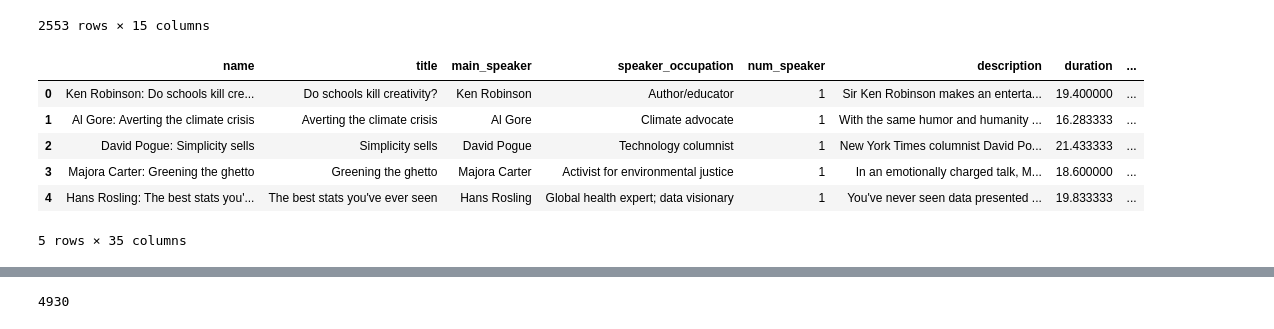
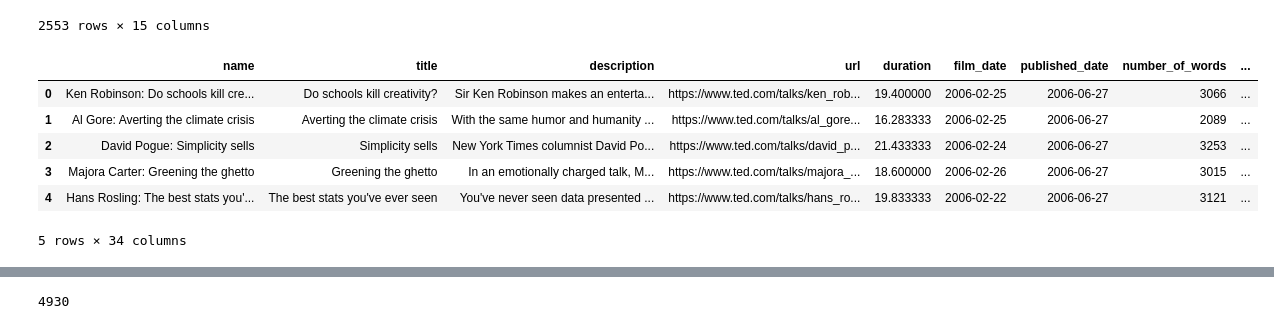
Before and after one commit to tedtalksviz/tedtalksviz.github.io, a Jupyter notebook: Exploratory data analysis.ipynb, the cells around one changed output, grey strips where cells are left out. Cells and saved outputs as stored; diff of their text form; code cells hidden in the pictures.

```diff
--- a/Exploratory data analysis.ipynb
+++ b/Exploratory data analysis.ipynb
@@ -369,3 +327,30 @@ df['related_talks'] = df['related_talks'].apply(lambda x: literal_eval(x))
+# %%
+df['event_type'] = 'external'
+
+maskSatellite =  [bool(re.search("^TED", event)) for event in df['event']] ##should still start with TED
+df.loc[maskSatellite, 'event_type'] = 'satellite'
+
+
+maskTedx =  [bool(re.search("^TEDx", event)) for event in df['event']] ##should still start with TED
+df.loc[maskTedx, 'event_type'] = 'tedx'
+
+mask =  [bool(re.search("^TEDGlobal", event)) for event in df['event']]
+df.loc[mask, 'event_type'] = 'global'
+
+mask =  [bool(re.search("^TEDMED", event)) for event in df['event']]
+df.loc[mask, 'event_type'] = 'med'
+
+mask =  [bool(re.search("^TEDSalon", event)) for event in df['event']]
+df.loc[mask, 'event_type'] = 'salon'
+
+mask =  [bool(re.search("^TEDWomen", event)) for event in df['event']]
+df.loc[mask, 'event_type'] = 'women'
+
+mask =  [bool(re.search("^TEDYouth", event)) for event in df['event']]
+df.loc[mask, 'event_type'] = 'youth'
+
+mask =  [bool(re.search("^TED\d\d\d\d$", event)) for event in df['event']]
+df.loc[mask, 'event_type'] = 'main'
 # %%
 # ratings
 def extract_ratings_name(x):
@@ -401,21 +386,23 @@ One rating has the following attributes: {'id': 7, 'name': 'Funny', 'count': 196
 2553 rows × 15 columns
 # %%
 # Reorder columns
-df = df[['name', 'title', 'main_speaker', 'speaker_occupation', 'num_speaker', 'description', \
-         'duration', 'number_of_words', 'movie_sentiment', 'twitter_sentiment', \
-         'speed_of_speech', 'event', 'languages', 'film_date', 'published_date', 'tags', 'views', \
-         'url', 'ratings', 'comments', 'related_talks', 'beautiful', 'confusing', 'courageous', \
+df = df[['name', 'title', 'description','url', 'duration', 'film_date', 'published_date',  'number_of_words', \
+         'languages', 'comments', 'views', \
+         'main_speaker', 'speaker_occupation', 'num_speaker', 'speed_of_speech', \
+         'event', 'event_type',  \
+         'related_talks', 'tags', \
+         'ratings', 'beautiful', 'confusing', 'courageous', \
          'fascinating', 'funny', 'informative', 'ingenious', 'inspiring', 'jaw-dropping', \
          'longwinded', 'ok', 'obnoxious', 'persuasive', 'unconvincing']]
 display(df.head(5))
 # %% [output]
-|  | name | title | main_speaker | speaker_occupation | num_speaker | description | duration | ... |
-| 0 | Ken Robinson: Do schools kill cre... | Do schools kill creativity? | Ken Robinson | Author/educator | 1 | Sir Ken Robinson makes an enterta... | 19.400000 | ... |
-| 1 | Al Gore: Averting the climate crisis | Averting the climate crisis | Al Gore | Climate advocate | 1 | With the same humor and humanity ... | 16.283333 | ... |
-| 2 | David Pogue: Simplicity sells | Simplicity sells | David Pogue | Technology columnist | 1 | New York Times columnist David Po... | 21.433333 | ... |
-| 3 | Majora Carter: Greening the ghetto | Greening the ghetto | Majora Carter | Activist for environmental justice | 1 | In an emotionally charged talk, M... | 18.600000 | ... |
-| 4 | Hans Rosling: The best stats you'... | The best stats you've ever seen | Hans Rosling | Global health expert; data visionary | 1 | You've never seen data presented ... | 19.833333 | ... |
+|  | name | title | description | url | duration | film_date | published_date | number_of_words | ... |
+| 0 | Ken Robinson: Do schools kill cre... | Do schools kill creativity? | Sir Ken Robinson makes an enterta... | https://www.ted.com/talks/ken_rob... | 19.400000 | 2006-02-25 | 2006-06-27 | 3066 | ... |
+| 1 | Al Gore: Averting the climate crisis | Averting the climate crisis | With the same humor and humanity ... | https://www.ted.com/talks/al_gore... | 16.283333 | 2006-02-25 | 2006-06-27 | 2089 | ... |
+| 2 | David Pogue: Simplicity sells | Simplicity sells | New York Times columnist David Po... | https://www.ted.com/talks/david_p... | 21.433333 | 2006-02-24 | 2006-06-27 | 3253 | ... |
+| 3 | Majora Carter: Greening the ghetto | Greening the ghetto | In an emotionally charged talk, M... | https://www.ted.com/talks/majora_... | 18.600000 | 2006-02-26 | 2006-06-27 | 3015 | ... |
+| 4 | Hans Rosling: The best stats you'... | The best stats you've ever seen | You've never seen data presented ... | https://www.ted.com/talks/hans_ro... | 19.833333 | 2006-02-22 | 2006-06-27 | 3121 | ... |
-5 rows × 35 columns
+5 rows × 34 columns
 # %%
 # speaker_occupation
 print('We have ' + str(df['speaker_occupation'].nunique()) + ' different occupations')
```
Also changed, not shown: parts of 13 cells of this notebook, 3 other files.
